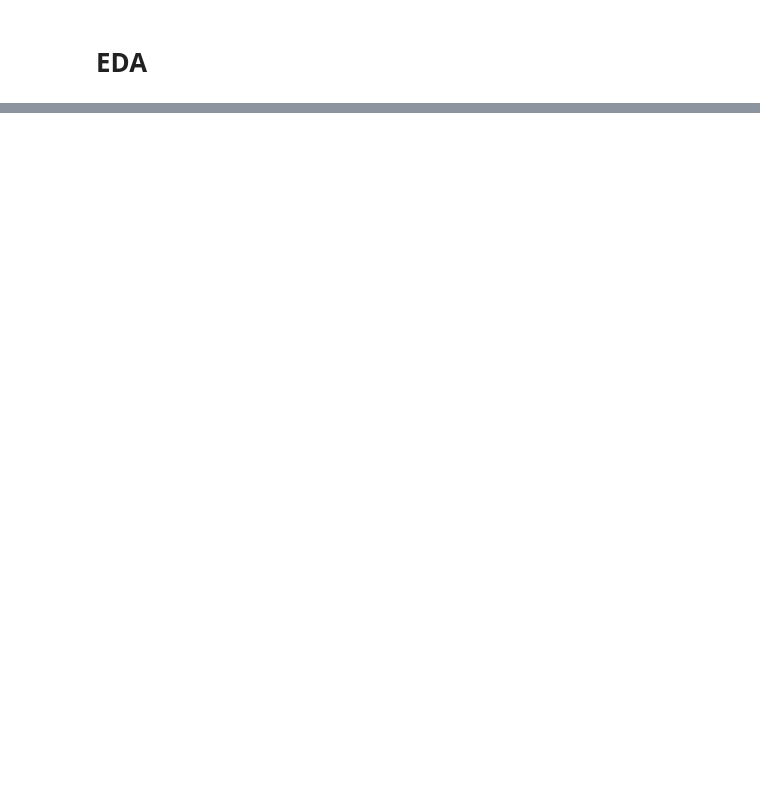
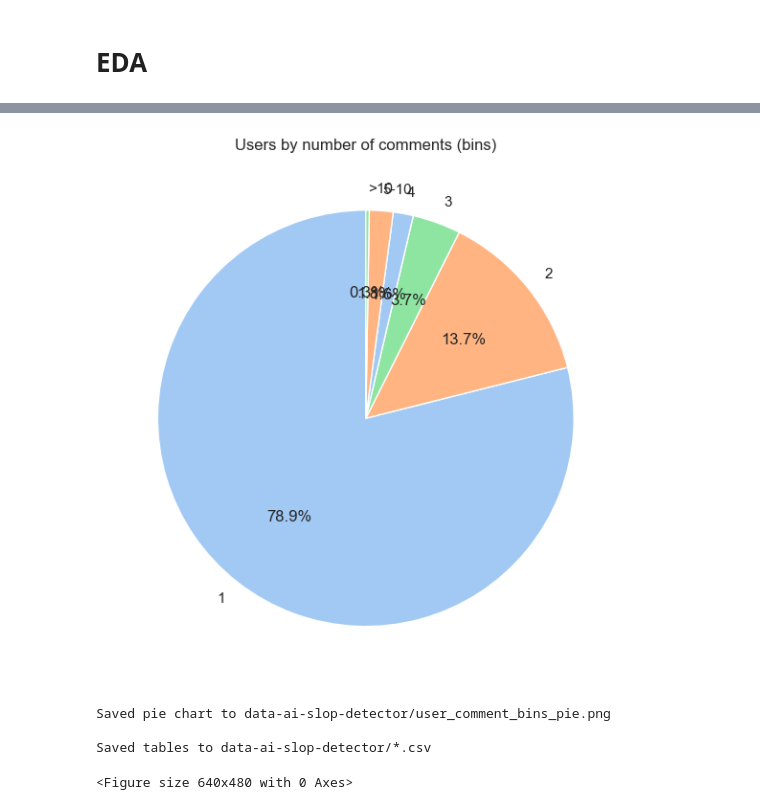
Before and after one commit to ronanhansel/ai-slop-detector, a Jupyter notebook: eda.ipynb, the cells around one changed output, grey strips where cells are left out. Drawn from its saved outputs; the diff is of its cells as text; code cells hidden in the pictures; blank space fills up the shorter version.

```diff
--- a/eda.ipynb
+++ b/eda.ipynb
@@ -3,4 +3,5 @@
 # %%
 import pandas as pd
 # %%
-df = pd.read_pickle('data-ai-slop-detector/final_detection.pkl')
+# df = pd.read_pickle('data-ai-slop-detector/final_detection.pkl')
+df = pd.read_pickle(r'data-ai-slop-detector\final_merged_data_nlp.pkl')
@@ -22,0 +105,67 @@ df
+# %%
+# ...existing code...
+# count comments per user and show table
+
+# detect possible user id column
+user_candidates = ['commenter_id', 'user_id', 'author_id', 'username', 'user_name', 'author']
+user_col = next((c for c in df.columns if c in user_candidates), None)
+
+df_filtered = df.copy()
+err_threshold = 0.1
+initial_len = len(df_filtered)
+df_filtered = df_filtered[(df_filtered['ai_confidence'] >= (1 - err_threshold)) | (df_filtered['ai_confidence'] <= err_threshold)].copy()
+print(f"Dataset size after cleaning: {initial_len} -> after ai_confidence filter: {len(df_filtered)}")
+
+
+if user_col is None:
+    print("No user id column detected. Available columns:", df.columns.tolist())
+else:
+    # counts per user
+    counts = df[user_col].value_counts().rename_axis(user_col).reset_index(name='comment_count')
+    # show top users
+    print(f"Top 20 users by comment count (column: {user_col}):")
+    print(counts.head(20).to_string(index=False))
+
+    # categorize users by number of comments: 1, 2-10, >10
+    def bucket(n):
+        if n == 1:
+            return '1'
+        if n == 2:
+            return '2'
+        if n == 3:
+            return '3'
+        if n == 4:
+            return '4'
+        if 5 <= n <= 10:
+            return '5-10'
+        return '>10'
+
+    counts['bucket'] = counts['comment_count'].map(bucket)
+    bucket_dist = counts['bucket'].value_counts().reindex(['1','2', '3', '4', '5-10','>10']).fillna(0).astype(int)
+
+    # show distribution table
+    dist_df = bucket_dist.reset_index()
+    dist_df.columns = ['comment_count_bin', 'num_users']
+    print("\nUsers by comment-count bin:")
+    print(dist_df.to_string(index=False))
+
+    # pie chart
+    import matplotlib.pyplot as plt
+    import seaborn as sns
+    sns.set(style="whitegrid")
+    plt.figure(figsize=(6,6))
+    colors = sns.color_palette('pastel')[0:3]
+    bucket_dist.plot.pie(labels=dist_df['comment_count_bin'], autopct='%1.1f%%', startangle=90, colors=colors)
+    plt.title('Users by number of comments (bins)')
+    plt.ylabel('')
+    plt.tight_layout()
+    plt.show()
+    plt.savefig('data-ai-slop-detector/user_comment_bins_pie.png', dpi=150)
+    print("\nSaved pie chart to data-ai-slop-detector/user_comment_bins_pie.png")
+
+    # optional: save tables
+    counts.to_csv('data-ai-slop-detector/user_comment_counts.csv', index=False)
+    dist_df.to_csv('data-ai-slop-detector/user_comment_count_distribution.csv', index=False)
+    print("\nSaved tables to data-ai-slop-detector/*.csv")
+# ...existing code...
+# %% [output]
@@ -22,0 +189,5 @@ df
+[figure, added]
+Saved pie chart to data-ai-slop-detector/user_comment_bins_pie.png
+
+Saved tables to data-ai-slop-detector/*.csv
+<Figure size 640x480 with 0 Axes>
```
Also changed, not shown: parts of 13 cells of this notebook, 20 other files.
